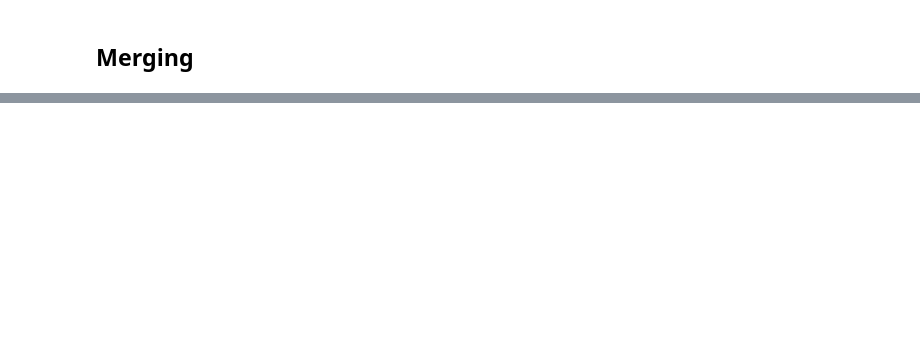
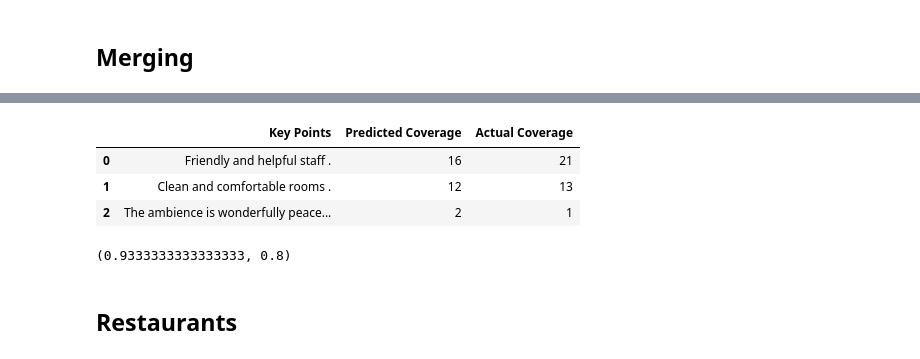
Before and after one commit to antangrocket1312/ASKPA, a Jupyter notebook: code/ASKPA¬c_evaluation.ipynb, the cells around one changed output, grey strips where cells are left out. Drawn from its saved outputs; the diff is of its cells as text; code cells hidden in the pictures; blank space fills up the shorter version.

```diff
--- a/code/ASKPA¬c_evaluation.ipynb
+++ b/code/ASKPA¬c_evaluation.ipynb
@@ -1396,0 +445,3 @@ Name: key_point, dtype: int64
+# %%
+selected_kps = ['Friendly and helpful staff .', 'Clean and comfortable rooms .', 'The ambience is wonderfully peaceful .']
+valid_df, pred_df = get_top_kp_coverages(merged_df, df, 'Hotels', None, selected_kps)
@@ -1396,0 +466,13 @@ Name: key_point, dtype: int64
+# %%
+generate_coverage_table(valid_df, pred_df)
+# %% [output]
+|  | Key Points | Predicted Coverage | Actual Coverage |
+| 0 | Friendly and helpful staff . | 16 | 21 |
+| 1 | Clean and comfortable rooms . | 12 | 13 |
+| 2 | The ambience is wonderfully peace... | 2 | 1 |
+# %%
+calculate_precision_recall(valid_df, pred_df)
+# %% [output]
+(0.9333333333333333, 0.8)
+# %% [markdown]
+## Restaurants
```
Also changed, not shown: parts of 166 cells of this notebook, 5 other files.
